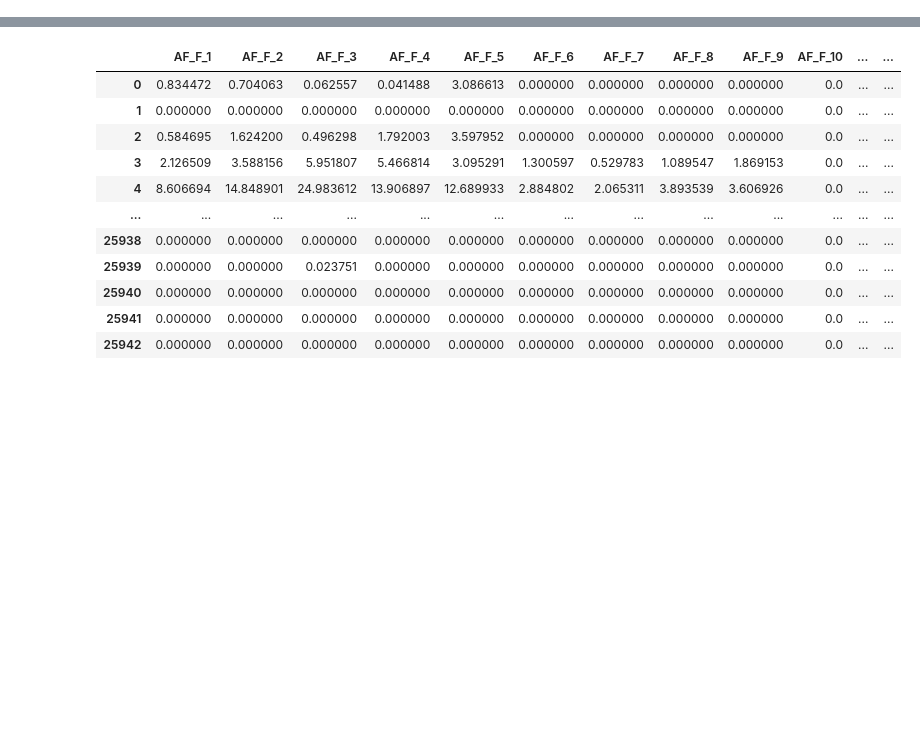
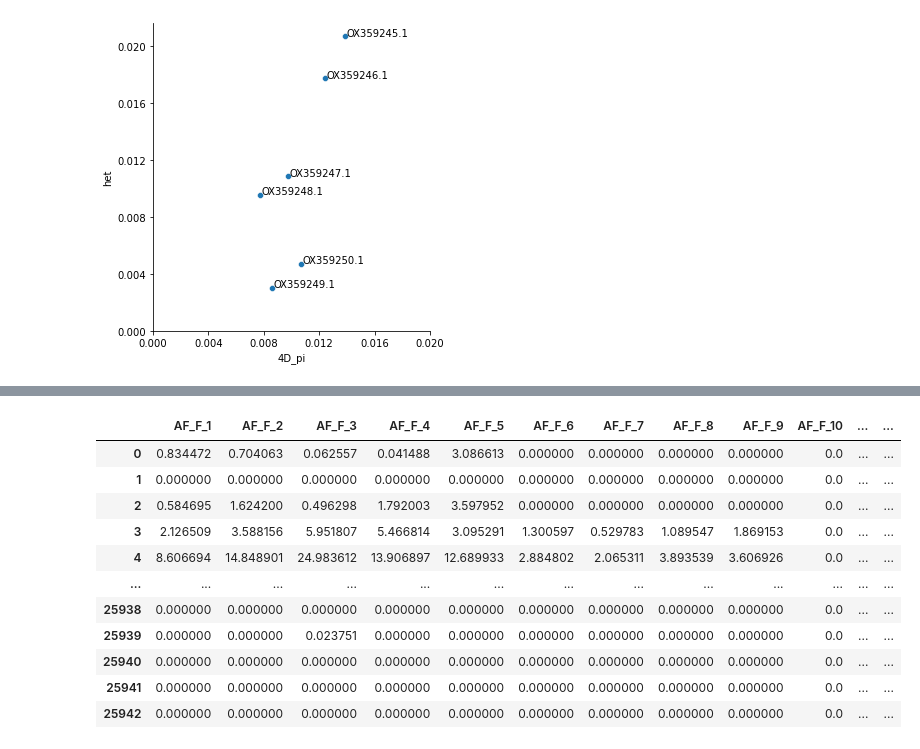
Before and after one commit to samebdon/springtail_haploid_selection, a Jupyter notebook: scripts/SBG_exploration.ipynb, the cells around one changed output, grey strips where cells are left out. Drawn from its saved outputs; the diff is of its cells as text; code cells hidden in the pictures; blank space fills up the shorter version.

```diff
--- a/scripts/SBG_exploration.ipynb
+++ b/scripts/SBG_exploration.ipynb
@@ -38,0 +31,13 @@ pi_df = pi_df.merge(chrom_df[['Geneid','bias']], how='outer', on = 'Geneid').dro
+# %%
+pi_df = pi_df.dropna()
+pi_df.replace([np.inf, -np.inf], np.nan, inplace=True)
+pi_df['linkage'] = np.where((pi_df['chrom'] == 'OX359249.1' ) | (pi_df['chrom'] == 'OX359250.1'),
+                            'X', 'autosome')
+chrom_pi = pi_df.groupby('chrom')['4D_pi'].mean().reset_index()
+# %%
+AB = [1119221, 983134, 594727, 480592, 154763, 195562]
+chrom_pi['length'] = [81897997, 75614292, 66084411, 58810162, 55591601, 48066046]
+chrom_pi['callable_length'] = [54030868, 55430720, 54707081, 50199174, 50944876, 41345527]
+chrom_pi['het'] = AB/chrom_pi['callable_length']
+chrom_pi['0D_pi'] = pi_df.groupby('chrom')['0D_pi'].mean().reset_index()['0D_pi']
+chrom_pi
@@ -38,0 +52,19 @@ pi_df = pi_df.merge(chrom_df[['Geneid','bias']], how='outer', on = 'Geneid').dro
+# %%
+value_tick = np.arange(0, 0.024, 0.004)
+
+g = sns.relplot(data = chrom_pi,
+           x = '4D_pi',
+           y = 'het')
+
+for ax in g.axes.flat:
+    labels = ax.get_xticklabels()
+    ax.set_xticks(ticks=value_tick)
+    ax.set_yticks(ticks=value_tick)
+
+    for idx, row in chrom_pi.iterrows():
+        x = row['4D_pi']
+        y = row['het']
+        text = row['chrom']
+        ax.text(x+0.0001,y,text, horizontalalignment='left')
+# %% [output]
+[figure, added]
```
Also changed, not shown: parts of 55 cells of this notebook, 5 other files.
